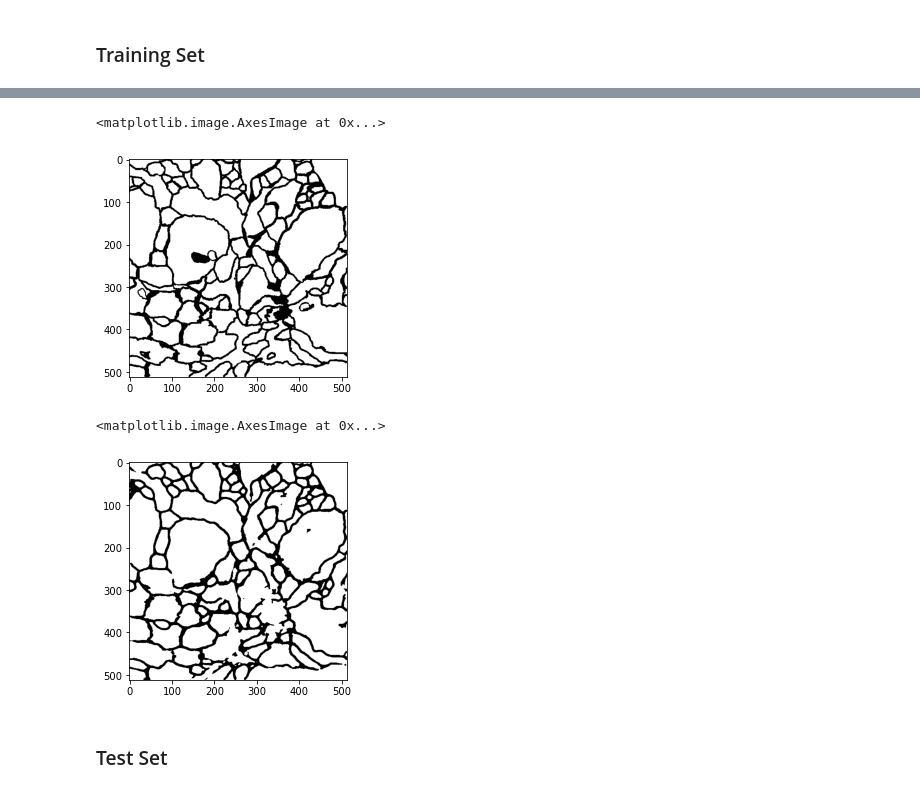
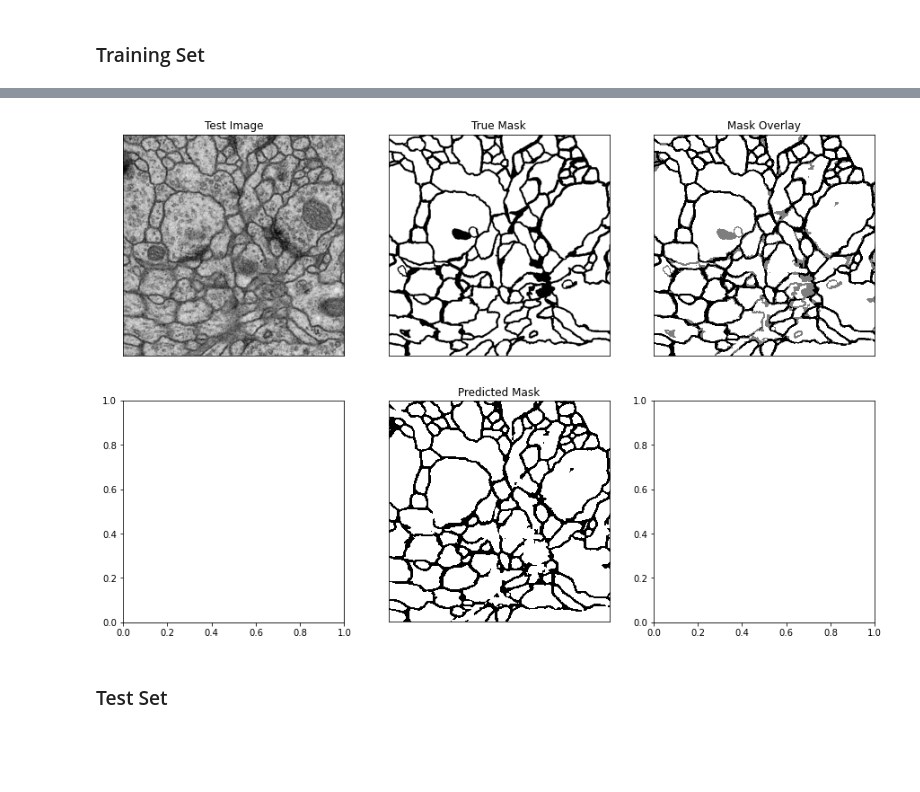
Before and after one commit to edchandler00/unet, a Jupyter notebook: train_unet.ipynb, the cells around one changed output, grey strips where cells are left out. Drawn from its saved outputs; the diff is of its cells as text; code cells hidden in the pictures; blank space fills up the shorter version.

Commit message:
Changed how to view predictions of test set

```diff
--- a/train_unet.ipynb
+++ b/train_unet.ipynb
@@ -167,15 +155,46 @@ imshow(X_train[0,:,:,0], cmap='gray', vmin=0, vmax=1)
-# %%
-# predicted > 0.5
-imshow(Y_train[0,:,:,0], cmap='gray', vmin=0, vmax=1)
-# %% [output]
-<matplotlib.image.AxesImage at 0x...>
-[figure, removed]
-# %%
-imshow((predicted[0,:,:,0]>0.5).astype(int), cmap='gray', vmin=0, vmax=1)
-# imshow(predicted[0,:,:,0], cmap="gray", vmin=0, vmax=1)
-# %% [output]
-<matplotlib.image.AxesImage at 0x...>
-[figure, removed]
+# %%
+train_img_to_compare = 0 # Be careful and make sure you know which images are in temp_train_val_split
+
+train_img = image.load_img("data/temp_train_val_split/train_image/{}.png".format(train_img_to_compare))
+true_train_mask = image.load_img("data/temp_train_val_split/train_mask/{}.png".format(train_img_to_compare))
+
+pred_train_mask = model.predict(np.expand_dims(image.img_to_array(train_img)[:,:,0:1]/255.0, axis=0))
+pred_train_mask = (pred_train_mask[0,:,:,0] > 0.5).astype(int)
+# %%
+
+fig, ((ax11, ax12, ax13), (ax21, ax22, ax23)) = plt.subplots(2,3)
+fig.set_size_inches(15, 10)
+
+ax11.imshow(train_img, cmap="ocean")
+ax11.set_title("Test Image")
+ax11.tick_params(left=False,
+                bottom=False,
+                labelleft=False,
+                labelbottom=False)
+
+ax12.imshow(true_train_mask)
+ax12.set_title("True Mask")
+ax12.tick_params(left=False,
+                bottom=False,
+                labelleft=False,
+                labelbottom=False)
+
+ax22.imshow(pred_train_mask, cmap="gray", interpolation="none") # need to only get one channel, otherwise cmap is ignored
+ax22.set_title("Predicted Mask")
+ax22.tick_params(left=False,
+                bottom=False,
+                labelleft=False,
+                labelbottom=False)
+
+ax13.imshow(image.img_to_array(true_train_mask)[:,:,0]/255.0, cmap="gray", interpolation="none")
+ax13.imshow(pred_train_mask, cmap="bone", alpha=0.5, interpolation="none")
+ax13.set_title("Mask Overlay")
+ax13.tick_params(left=False,
+                bottom=False,
+                labelleft=False,
+                labelbottom=False)
+# %% [output]
+[figure, added]
 # %% [markdown]
 ### Test Set
 # %% [markdown]
```
Also changed, not shown: parts of 7 cells of this notebook.
